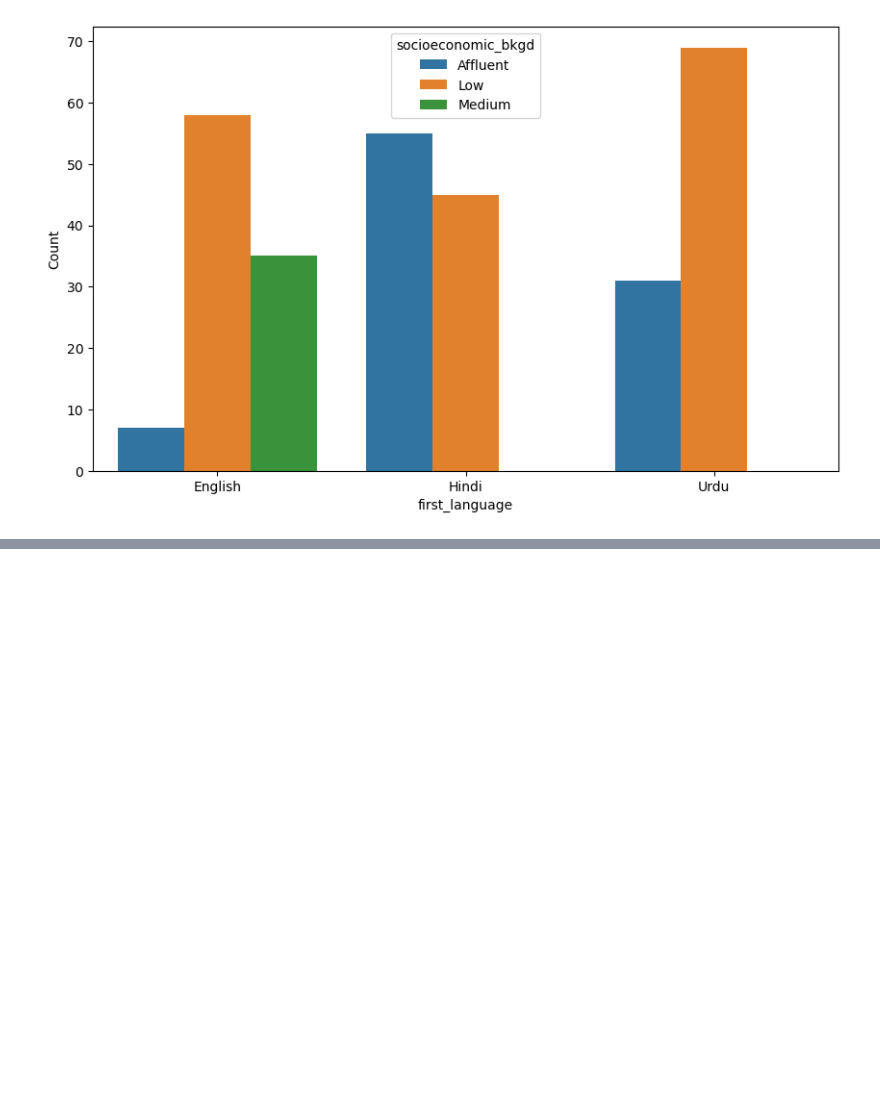
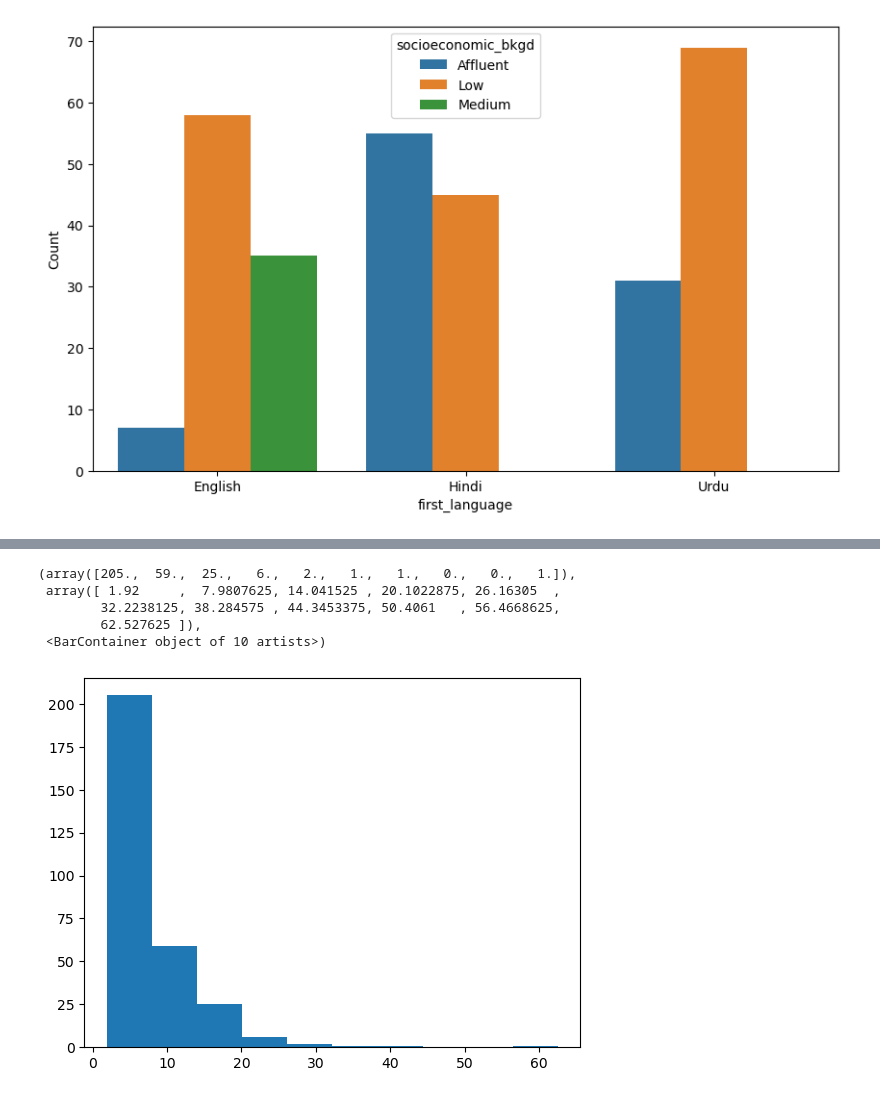
Before and after one commit to zpsheldon/ml-fairness, a Jupyter notebook: hw2/eda.ipynb, the cells around one changed output, grey strips where cells are left out. Saved outputs shown, nothing was run; the diff lists cells and outputs as text; code cells hidden in the pictures; blank space fills up the shorter version.

```diff
--- a/hw2/eda.ipynb
+++ b/hw2/eda.ipynb
@@ -100,0 +112,23 @@ plt.show()
+# %%
+# calculate audio duration
+import wave
+import contextlib
+
+def get_audio_dur(file_path):
+    with contextlib.closing(wave.open(file_path, 'r')) as f:
+        frames = f.getnframes()
+        rate = f.getframerate()
+        duration = frames / float(rate)
+        return duration
+
+sub_df = pd.read_csv("audio_subset/subset_metadata.csv")
+sub_df["audio_dur"] = [get_audio_dur(f"asr_fairness_audio/{f}.wav") for f in sub_df.hash_name]
+# %%
+plt.hist(sub_df["audio_dur"])
+# %% [output]
+(array([205.,  59.,  25.,   6.,   2.,   1.,   1.,   0.,   0.,   1.]),
+ array([ 1.92     ,  7.9807625, 14.041525 , 20.1022875, 26.16305  ,
+        32.2238125, 38.284575 , 44.3453375, 50.4061   , 56.4668625,
+        62.527625 ]),
+ <BarContainer object of 10 artists>)
+[figure, added]
```
Also changed, not shown: parts of 6 cells of this notebook, 3 other files.
